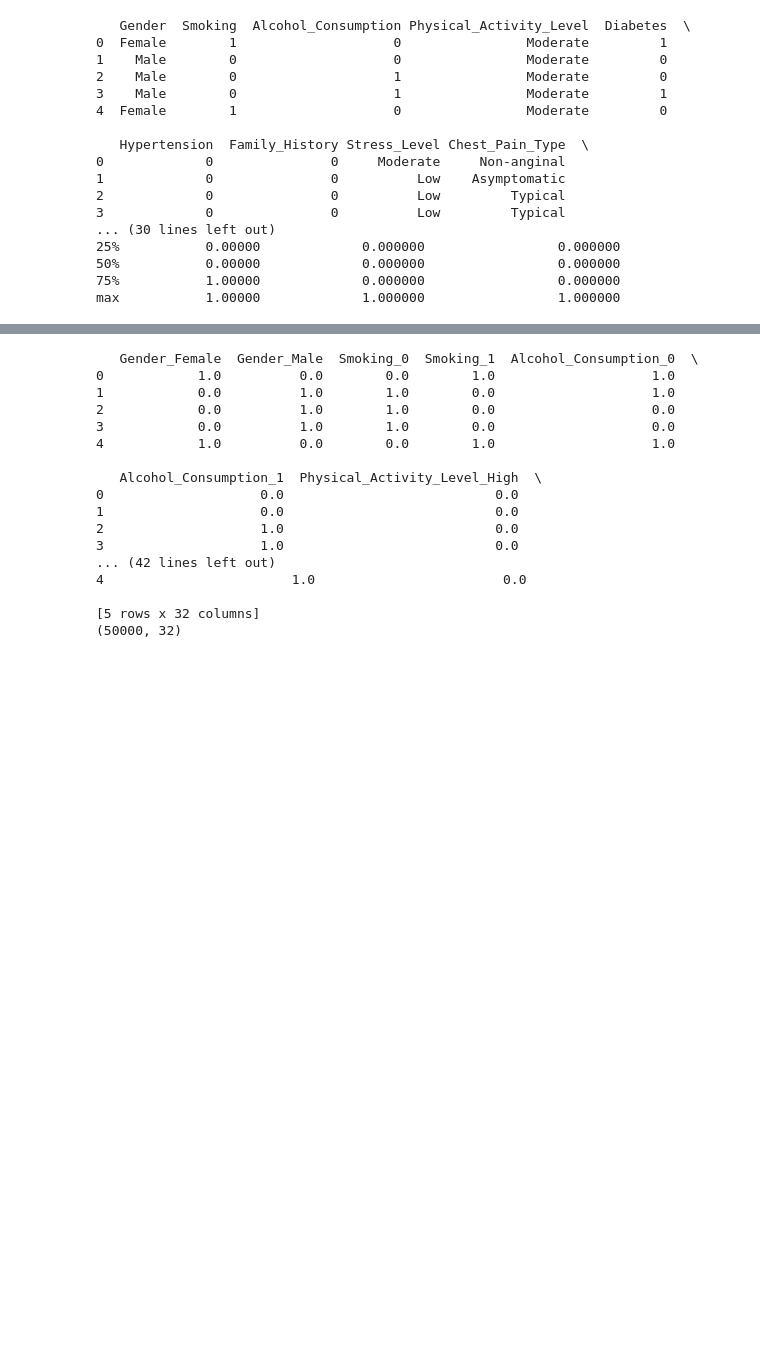
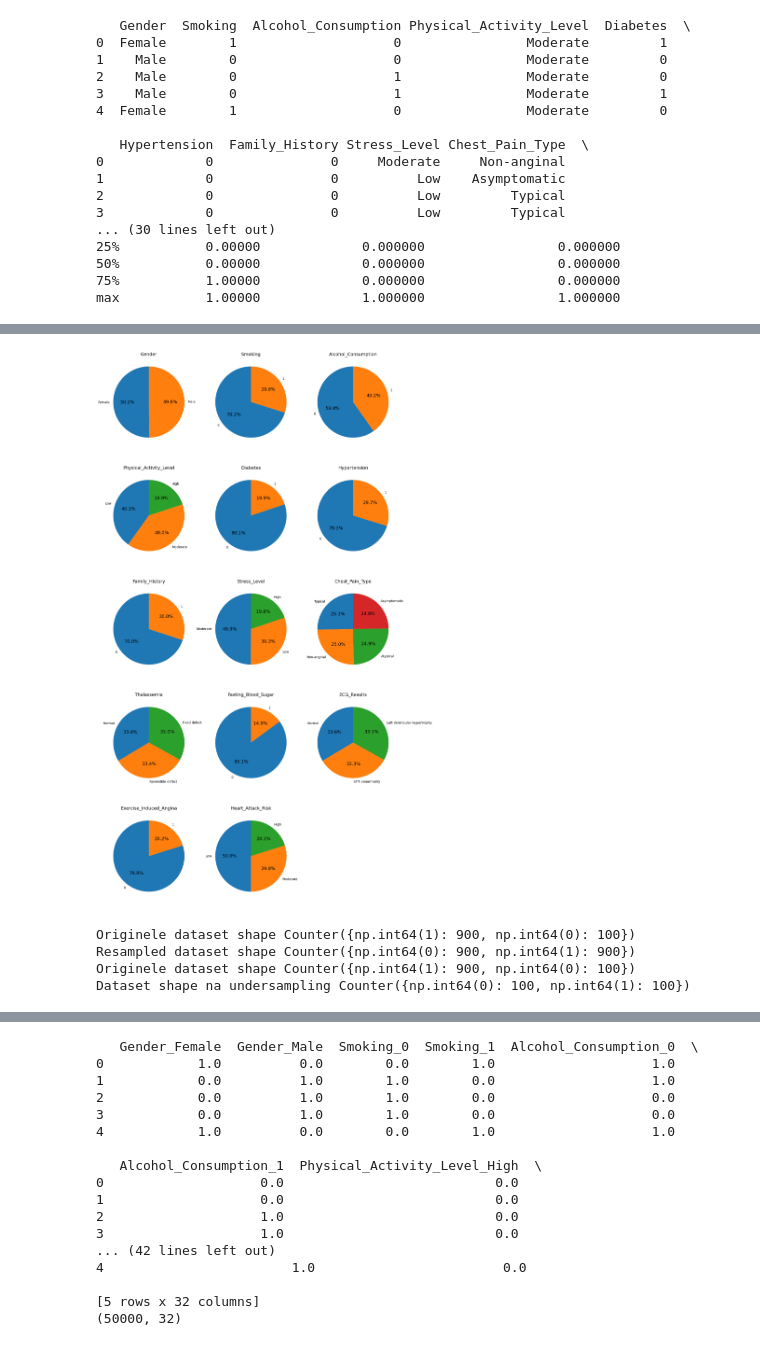
Before and after one commit to wheselmans/data_science_cases, a Jupyter notebook: cases/Cases_LogReg_Geert_HeartAttackRiskPrediction/CaseLogReg_20250205.ipynb, the cells around one changed output, grey strips where cells are left out. Saved outputs shown, nothing was run; the diff lists cells and outputs as text; code cells hidden in the pictures; blank space fills up the shorter version.

Commit message:
Nog extra regressie toegveoegd

```diff
--- a/cases/Cases_LogReg_Geert_HeartAttackRiskPrediction/CaseLogReg_20250205.ipynb
+++ b/cases/Cases_LogReg_Geert_HeartAttackRiskPrediction/CaseLogReg_20250205.ipynb
@@ -364,3 +374,83 @@ if plot_graphs:
+# %%
+# visuele voorstellen van de unbalance van de categorische variabelen
+
+
+
+# Creëer een figuur en een set van subplots
+
+num_columns = 3
+num_plots = len(df_cat.columns)
+num_rows = (num_plots + num_columns - 1) // num_columns
+fig, axes = plt.subplots(num_rows, num_columns, figsize=(15, num_rows * 5))
+
+# Flatten het axes object voor eenvoudiger iteratie
+axes = axes.flatten()
+
+# Loop over alle kolommen en creëer een pie chart voor elke kolom
+for i, column in enumerate(df_cat.columns):
+    # Haal de waarde tellingen op voor de huidige kolom
+    counts = df_cat[column].value_counts()
+
+    # Maak een pie chart op de i-th positie in axes
+    axes[i].pie(counts, labels=counts.index, autopct='%1.1f%%', startangle=90)
+    axes[i].set_title(column)
+    axes[i].set_ylabel('')  # Verwijder de y-label voor netheid
+
+# Verberg eventuele extra subplots als het aantal kolommen minder is dan het aantal subplots
+for j in range(i + 1, len(axes)):
+    axes[j].axis('off')
+
+# Toon de plot
+plt.tight_layout()
+plt.show()
+# %% [output]
+[figure, added]
+# %%
+# SMOTE toepassen
+
+from sklearn.datasets import make_classification
+from imblearn.over_sampling import SMOTE
+from collections import Counter
+import pandas as pd
+
+# Voorbeeld dataset genereren
+X, y = make_classification(n_classes=2, class_sep=2, weights=[0.1, 0.9], n_informative=3, n_redundant=1, flip_y=0,
+                           n_features=20, n_clusters_per_class=1, n_samples=1000, random_state=10)
+
+
+
+
+# Data in een DataFrame plaatsen voor visualisatie
+df_smote = pd.DataFrame(X)
+df_smote['target'] = y
+
+# Toon de klasse distributie voor SMOTE
+print('Originele dataset shape %s' % Counter(y))
+
+# Pas SMOTE toe
+sm = SMOTE(random_state=42)
+X_res, y_res = sm.fit_resample(X, y)
+
+# Toon de nieuwe klasse distributie
+print('Resampled dataset shape %s' % Counter(y_res))
+
+
+from imblearn.under_sampling import RandomUnderSampler
+
+# Toon de originele klasse distributie
+print('Originele dataset shape %s' % Counter(y))
+
+# Configureer de RandomUnderSampler
+rus = RandomUnderSampler(random_state=42)
+X_res_under, y_res_under = rus.fit_resample(X, y)
+
+# Toon de nieuwe klasse distributie
+print('Dataset shape na undersampling %s' % Counter(y_res_under))
+# %% [output]
+Originele dataset shape Counter({np.int64(1): 900, np.int64(0): 100})
+Resampled dataset shape Counter({np.int64(0): 900, np.int64(1): 900})
+Originele dataset shape Counter({np.int64(1): 900, np.int64(0): 100})
+Dataset shape na undersampling Counter({np.int64(0): 100, np.int64(1): 100})
 # %%
 # en nu gaan we op basis van de target value ("Heart risk") groeperen en kijken wat de impact is van de diverse
 # categorische variabelen
```
Also changed, not shown: parts of 11 cells of this notebook.
